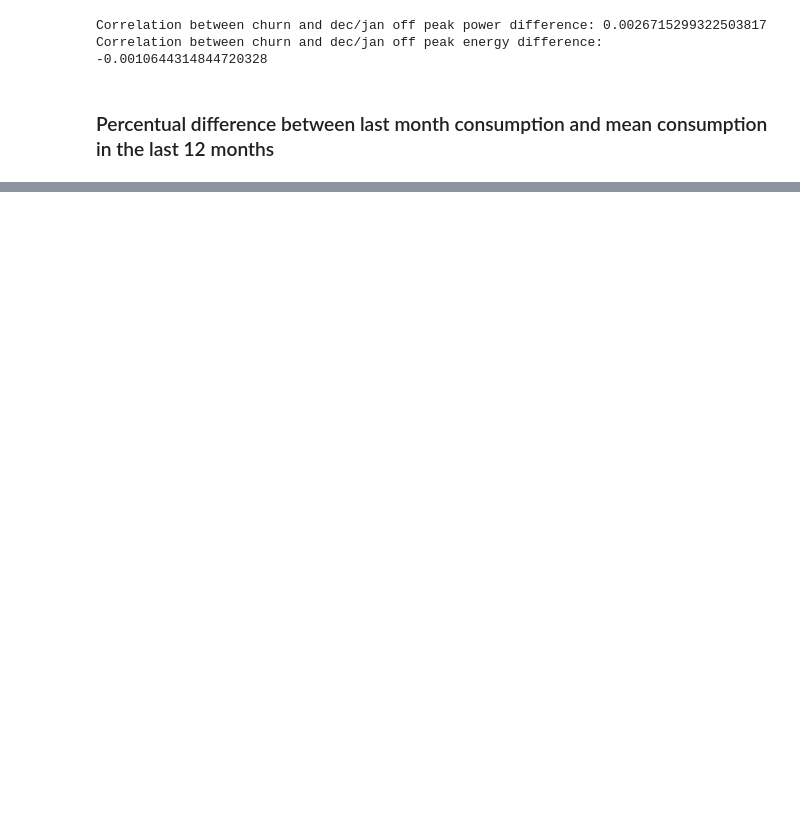
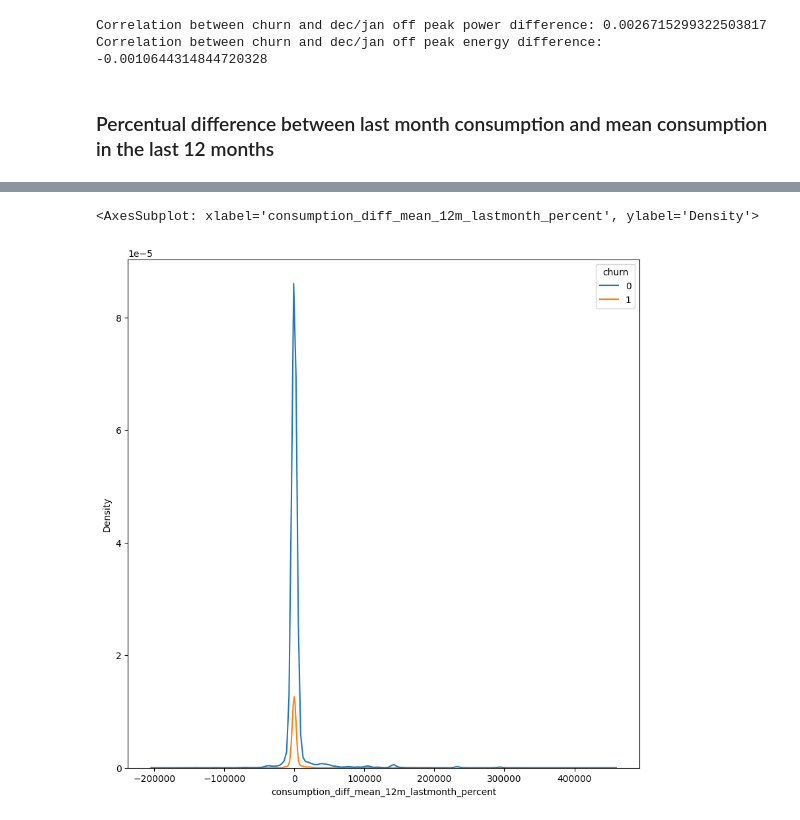
Before and after one commit to LissesCastro/BCG---Experience-Program, a Jupyter notebook: feature_engineering.ipynb, the cells around one changed output, grey strips where cells are left out. Drawn from its saved outputs; the diff is of its cells as text; code cells hidden in the pictures; blank space fills up the shorter version.

```diff
--- a/feature_engineering.ipynb
+++ b/feature_engineering.ipynb
@@ -73,6 +74,6 @@ diff.head()
 | 3 | 0010ee3855fdea87602a5b7aba8e42de | -0.010018 | 0.162916 |
 | 4 | 00114d74e963e47177db89bc70108537 | -0.003994 | -0.000001 |
 # %%
-df_2 = df.merge(diff, on='id')
+df = df.merge(diff, on='id')
 # %%
 fig, ax = plt.subplots(2, 1, figsize=(10,10))
@@ -92,3 +98,5 @@ Correlation between churn and dec/jan off peak power difference: 0.0026715299322
 Correlation between churn and dec/jan off peak energy difference: -0.0010644314844720328
 # %% [markdown]
 ### Percentual difference between last month consumption and mean consumption in the last 12 months
+# %%
+df['consumption_diff_mean_12m_lastmonth_percent'] = df['cons_last_month']-(df['cons_12m']/12)
@@ -94,0 +119,6 @@ Correlation between churn and dec/jan off peak energy difference: -0.00106443148
+# %%
+fig, ax = plt.subplots(figsize=(10,10))
+sns.kdeplot(data=df, x = 'consumption_diff_mean_12m_lastmonth_percent', hue='churn')
+# %% [output]
+<AxesSubplot: xlabel='consumption_diff_mean_12m_lastmonth_percent', ylabel='Density'>
+[figure, added]
```
Also changed, not shown: parts of 32 cells of this notebook.
